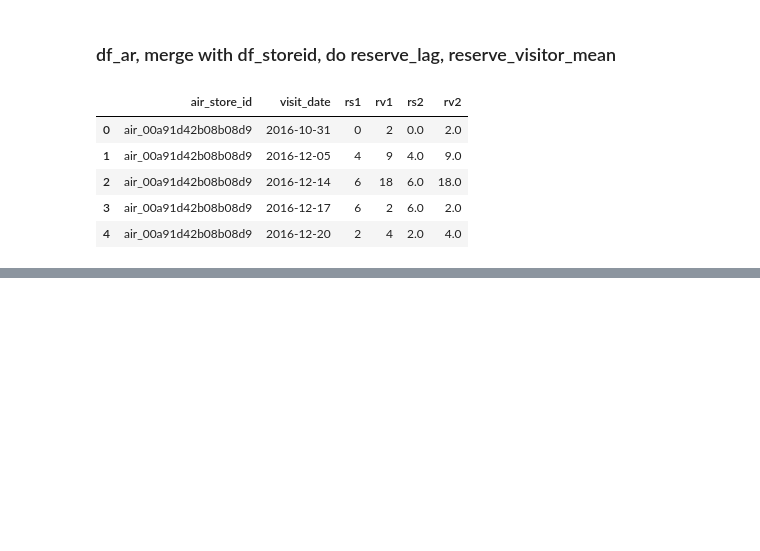
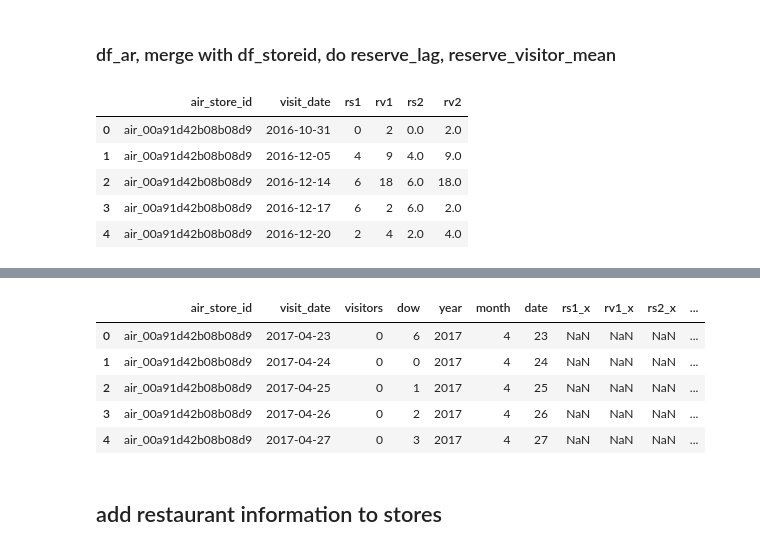
Before and after one commit to dongzhang84/Kaggle, a Jupyter notebook: Restaurant_Visitor_Forecasting/Visitor_forecasting_v3.ipynb, the cells around one changed output, grey strips where cells are left out. Saved outputs shown, nothing was run; the diff lists cells and outputs as text; code cells hidden in the pictures; blank space fills up the shorter version.

```diff
--- a/Restaurant_Visitor_Forecasting/Visitor_forecasting_v3.ipynb
+++ b/Restaurant_Visitor_Forecasting/Visitor_forecasting_v3.ipynb
@@ -452,0 +501,3 @@ df_ar.head()
+# %%
+df_hr['visit_date'] = pd.to_datetime(df_hr['visit_date'])
+df_train = df_train.merge(df_hr, how = 'left', on=['air_store_id','visit_date'])
@@ -452,0 +538,3 @@ df_ar.head()
+# %%
+df_test = df_submission[['air_store_id','visit_date','visitors','dow','year','month','date']]
+df_test.head()
@@ -452,0 +559,14 @@ df_ar.head()
+# %%
+df_test = df_test.merge(df_ar, how = 'left', on=['air_store_id','visit_date'])
+df_test = df_test.merge(df_hr, how = 'left', on=['air_store_id','visit_date'])
+
+df_test.head()
+# %% [output]
+|  | air_store_id | visit_date | visitors | dow | year | month | date | rs1_x | rv1_x | rs2_x | ... |
+| 0 | air_00a91d42b08b08d9 | 2017-04-23 | 0 | 6 | 2017 | 4 | 23 | NaN | NaN | NaN | ... |
+| 1 | air_00a91d42b08b08d9 | 2017-04-24 | 0 | 0 | 2017 | 4 | 24 | NaN | NaN | NaN | ... |
+| 2 | air_00a91d42b08b08d9 | 2017-04-25 | 0 | 1 | 2017 | 4 | 25 | NaN | NaN | NaN | ... |
+| 3 | air_00a91d42b08b08d9 | 2017-04-26 | 0 | 2 | 2017 | 4 | 26 | NaN | NaN | NaN | ... |
+| 4 | air_00a91d42b08b08d9 | 2017-04-27 | 0 | 3 | 2017 | 4 | 27 | NaN | NaN | NaN | ... |
+# %% [markdown]
+## add restaurant information to stores
```
Also changed, not shown: parts of 15 cells of this notebook.
